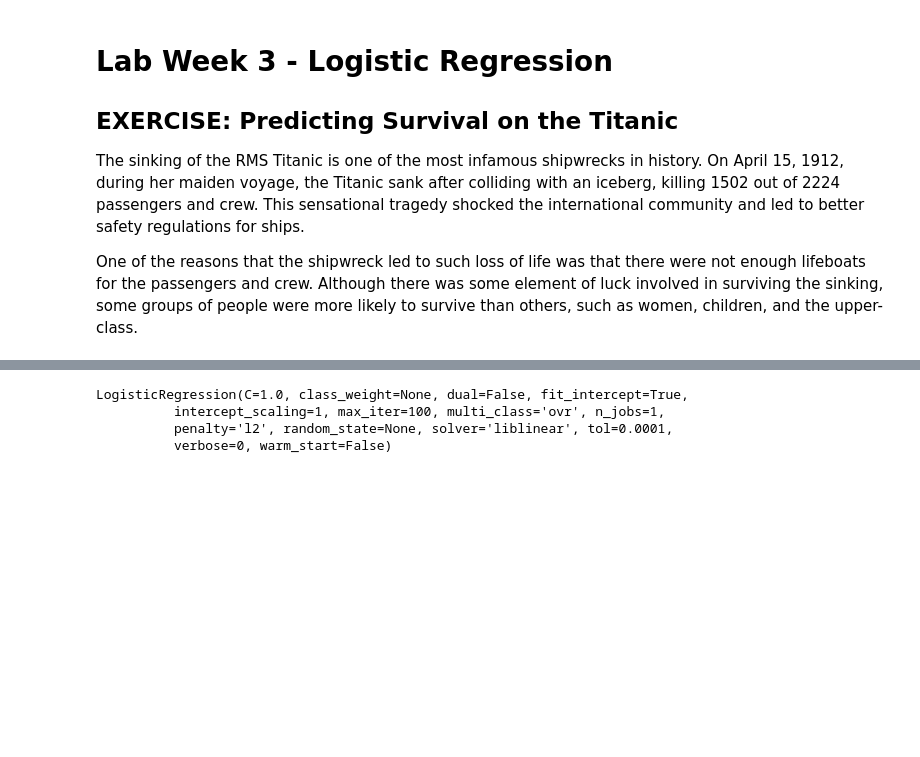
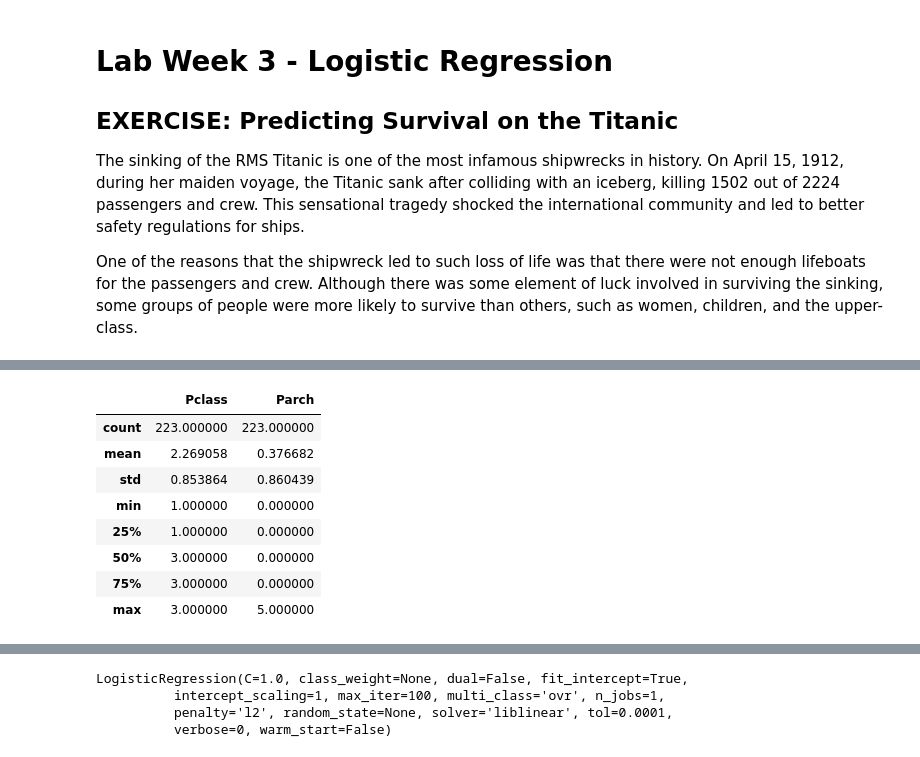
Before and after one commit to jamescmlai/DAT11_JL, a Jupyter notebook: lessons/lesson-05/lab/Lab4a_Logistic_Regression_Titanic.ipynb, the cells around one changed output, grey strips where cells are left out. Cells and saved outputs as stored; diff of their text form; code cells hidden in the pictures; blank space fills up the shorter version.

```diff
--- a/lessons/lesson-05/lab/Lab4a_Logistic_Regression_Titanic.ipynb
+++ b/lessons/lesson-05/lab/Lab4a_Logistic_Regression_Titanic.ipynb
@@ -40,0 +44,12 @@ X_train, X_test, y_train, y_test = train_test_split(X, y, random_state=1)
+# %%
+X_test.describe()
+# %% [output]
+|  | Pclass | Parch |
+| count | 223.000000 | 223.000000 |
+| mean | 2.269058 | 0.376682 |
+| std | 0.853864 | 0.860439 |
+| min | 1.000000 | 0.000000 |
+| 25% | 1.000000 | 0.000000 |
+| 50% | 3.000000 | 0.000000 |
+| 75% | 3.000000 | 0.000000 |
+| max | 3.000000 | 5.000000 |
```
Also changed, not shown: parts of 20 cells of this notebook.
